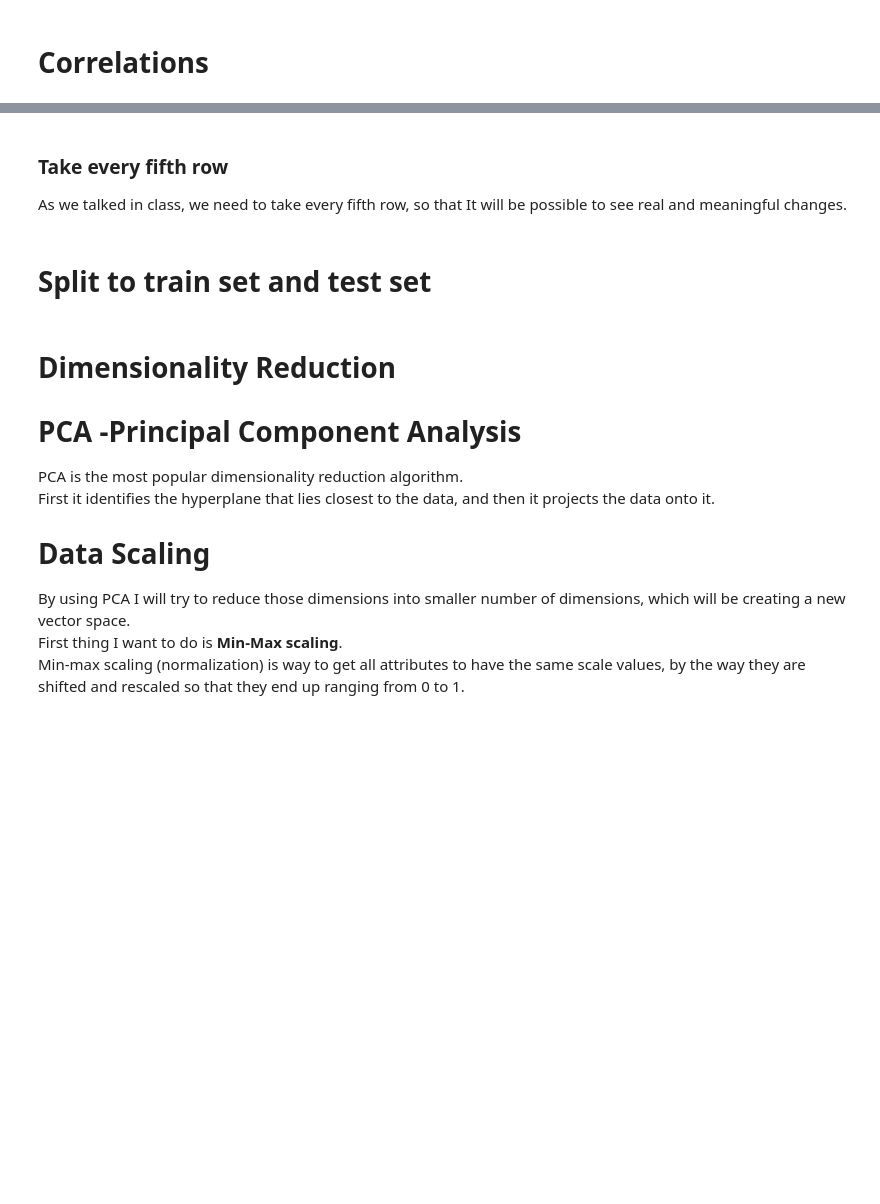
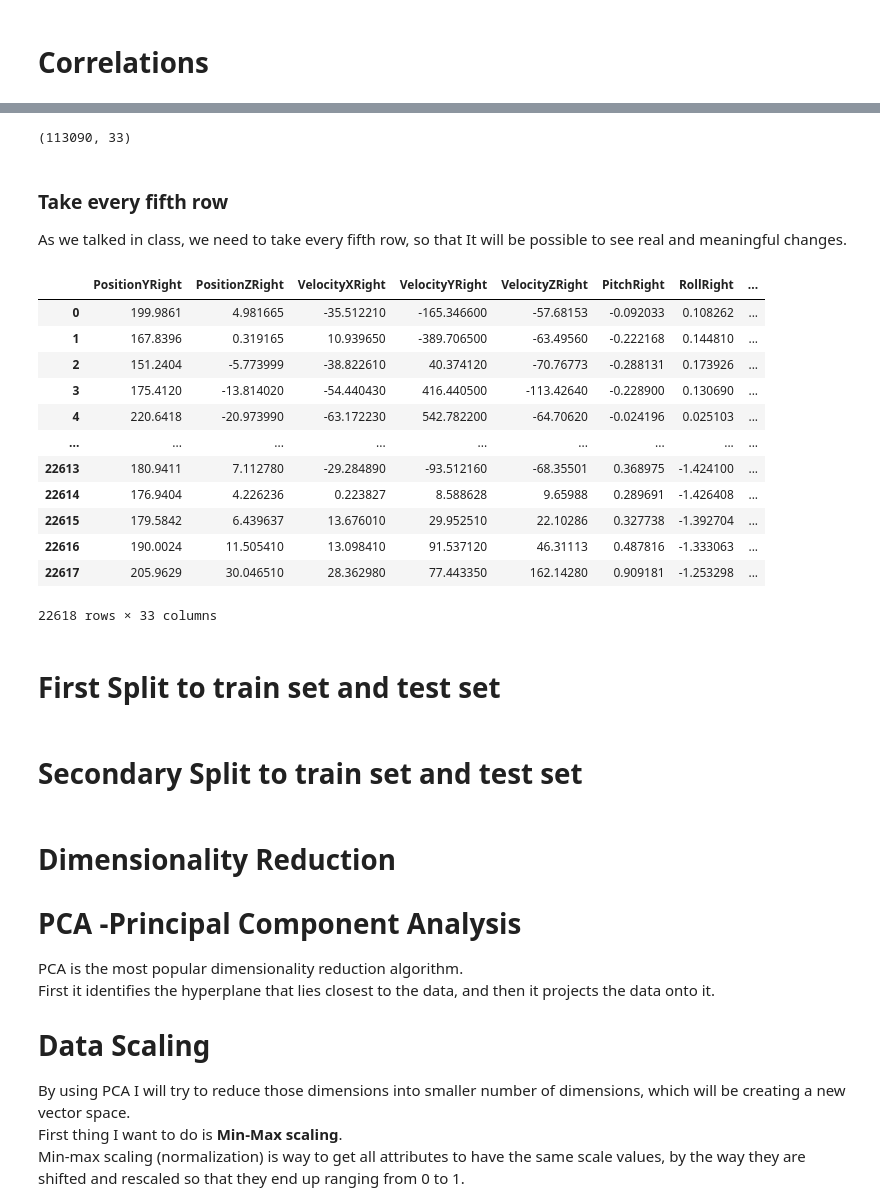
Before and after one commit to yuvalTrip/Final-Project-First-Year-Semester-B, a Jupyter notebook: Pandas- Classification work-Hands Positions.ipynb, the cells around one changed output, grey strips where cells are left out. Drawn from its saved outputs; the diff is of its cells as text; code cells hidden in the pictures; blank space fills up the shorter version.

```diff
--- a/Pandas- Classification work-Hands Positions.ipynb
+++ b/Pandas- Classification work-Hands Positions.ipynb
@@ -825,6 +918,6 @@ FinalDfHands.shape
 So that the columns: ' # handsLeft',' # handsRight'- It is not interesting the number of hands that appear in the same frame,<br>
     and we can even say that we do not want this value to appear in df because it can has directly affect on the models predictions.
 # %%
-FinalDfHands=FinalDfHands.drop(['Num_handsLeft','Num_handsRight'],axis=1)
+FinalDfHands=FinalDfHands.drop(['NumhandsLeft','NumhandsRight'],axis=1)
 #check the shape of the df
 FinalDfHands.shape
@@ -898,3 +1011,0 @@ As we can see from the correlation graph, HHHHHHHHHHH
-# %%
-FinalDfHands = FinalDfHands.drop(['#handsRight', '#handsLeft', 'TimeRight', 'TimeLeft', 'FrameIDRight', 'FrameIDLeft',
-                        'HandTypeRight', 'HandTypeLeft', 'labelRight'], axis = 1) #Further unneeded attributes
@@ -901,13 +1021,34 @@ FinalDfHands = FinalDfHands.drop(['#handsRight', '#handsLeft', 'TimeRight', 'Tim
+# %%
+FinalDfHands = FinalDfHands.drop(['PositionXRight','WristPosYRight','WristPosXLeft','PositionZLeft'], axis = 1)
+# %%
+FinalDfHands.shape
+# %% [output]
+(113090, 33)
 # %% [markdown]
 ### Take every fifth row
 As we talked in class, we need to take every fifth row, so that It will be possible to see real and meaningful changes.
 # %%
 #every 5th row
 FinalDfHands = FinalDfHands.iloc[::5, :]
 
 FinalDfHands = FinalDfHands.reset_index() #resetting index of the handRight for merging
 FinalDfHands = FinalDfHands.drop(['index'], axis = 1)
+FinalDfHands
+# %% [output]
+|  | PositionYRight | PositionZRight | VelocityXRight | VelocityYRight | VelocityZRight | PitchRight | RollRight | ... |
+| 0 | 199.9861 | 4.981665 | -35.512210 | -165.346600 | -57.68153 | -0.092033 | 0.108262 | ... |
+| 1 | 167.8396 | 0.319165 | 10.939650 | -389.706500 | -63.49560 | -0.222168 | 0.144810 | ... |
+| 2 | 151.2404 | -5.773999 | -38.822610 | 40.374120 | -70.76773 | -0.288131 | 0.173926 | ... |
+| 3 | 175.4120 | -13.814020 | -54.440430 | 416.440500 | -113.42640 | -0.228900 | 0.130690 | ... |
+| 4 | 220.6418 | -20.973990 | -63.172230 | 542.782200 | -64.70620 | -0.024196 | 0.025103 | ... |
+| ... | ... | ... | ... | ... | ... | ... | ... | ... |
+| 22613 | 180.9411 | 7.112780 | -29.284890 | -93.512160 | -68.35501 | 0.368975 | -1.424100 | ... |
+| 22614 | 176.9404 | 4.226236 | 0.223827 | 8.588628 | 9.65988 | 0.289691 | -1.426408 | ... |
+| 22615 | 179.5842 | 6.439637 | 13.676010 | 29.952510 | 22.10286 | 0.327738 | -1.392704 | ... |
+| 22616 | 190.0024 | 11.505410 | 13.098410 | 91.537120 | 46.31113 | 0.487816 | -1.333063 | ... |
+| 22617 | 205.9629 | 30.046510 | 28.362980 | 77.443350 | 162.14280 | 0.909181 | -1.253298 | ... |
+22618 rows × 33 columns
 # %% [markdown]
-# Split to train set and test set
+# First Split to train set and test set
 # %%
 #split the data into labels and features
@@ -916,2 +1059,4 @@ x=dfGeneral.drop('label',axis=1)#use drop function to take all other data in x
+# %% [markdown]
+# Secondary Split to train set and test set
 # %%
 x_train,x_test,y_train,y_test=train_test_split(x,y,test_size=0.2,random_state = 0)#we will tale 20% of the dataset to testing and the rest for training
```
Also changed, not shown: parts of 102 cells of this notebook.
